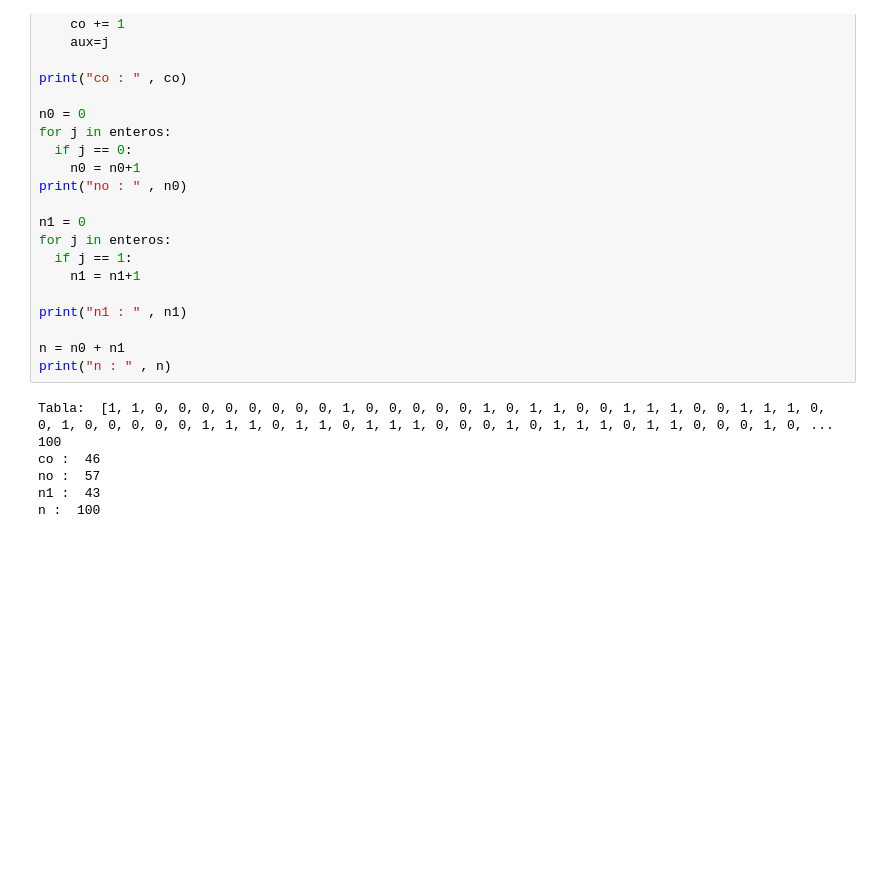
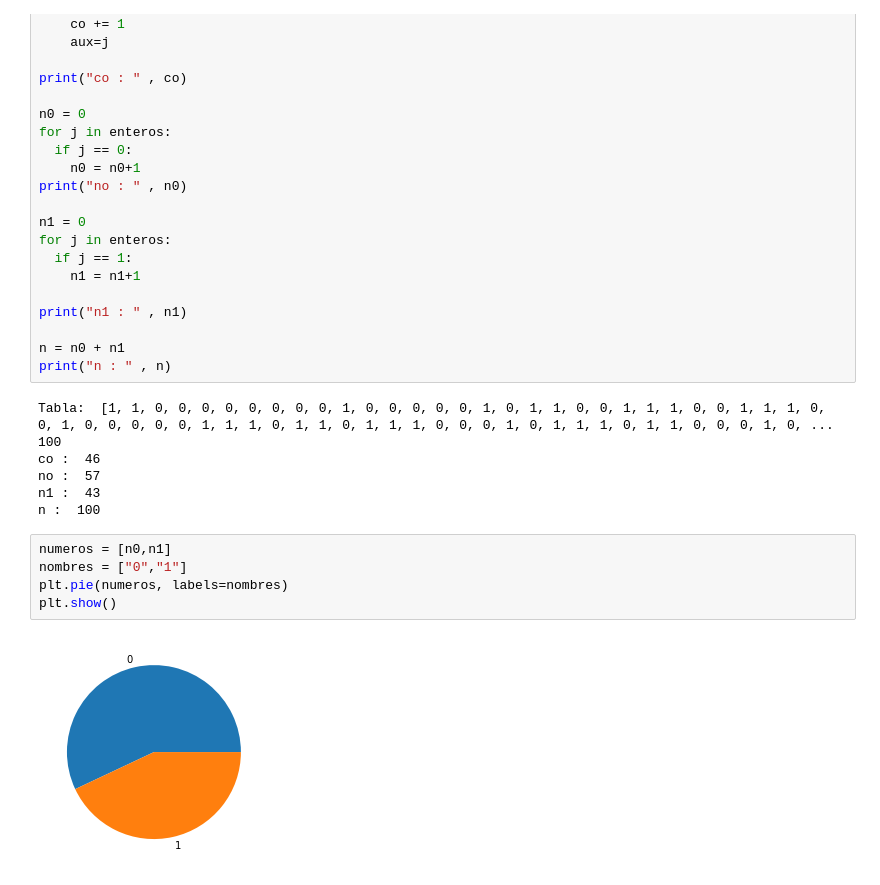
Before and after one commit to DianaTixi/SimulacionP60, a Jupyter notebook: Prueba2_TixiDiana.ipynb, the cells around one changed output. Drawn from its saved outputs; the diff is of its cells as text; blank space fills up the shorter version.

```diff
--- a/Prueba2_TixiDiana.ipynb
+++ b/Prueba2_TixiDiana.ipynb
@@ -212,6 +226,13 @@ co :  46
 no :  57
 n1 :  43
 n :  100
+# %%
+numeros = [n0,n1]
+nombres = ["0","1"]
+plt.pie(numeros, labels=nombres)
+plt.show()
+# %% [output]
+[figure, added]
 # %%
 #Tauswoth q=15, r=7, l=7
 import pandas as pd
```
Also changed, not shown: parts of 5 cells of this notebook.
